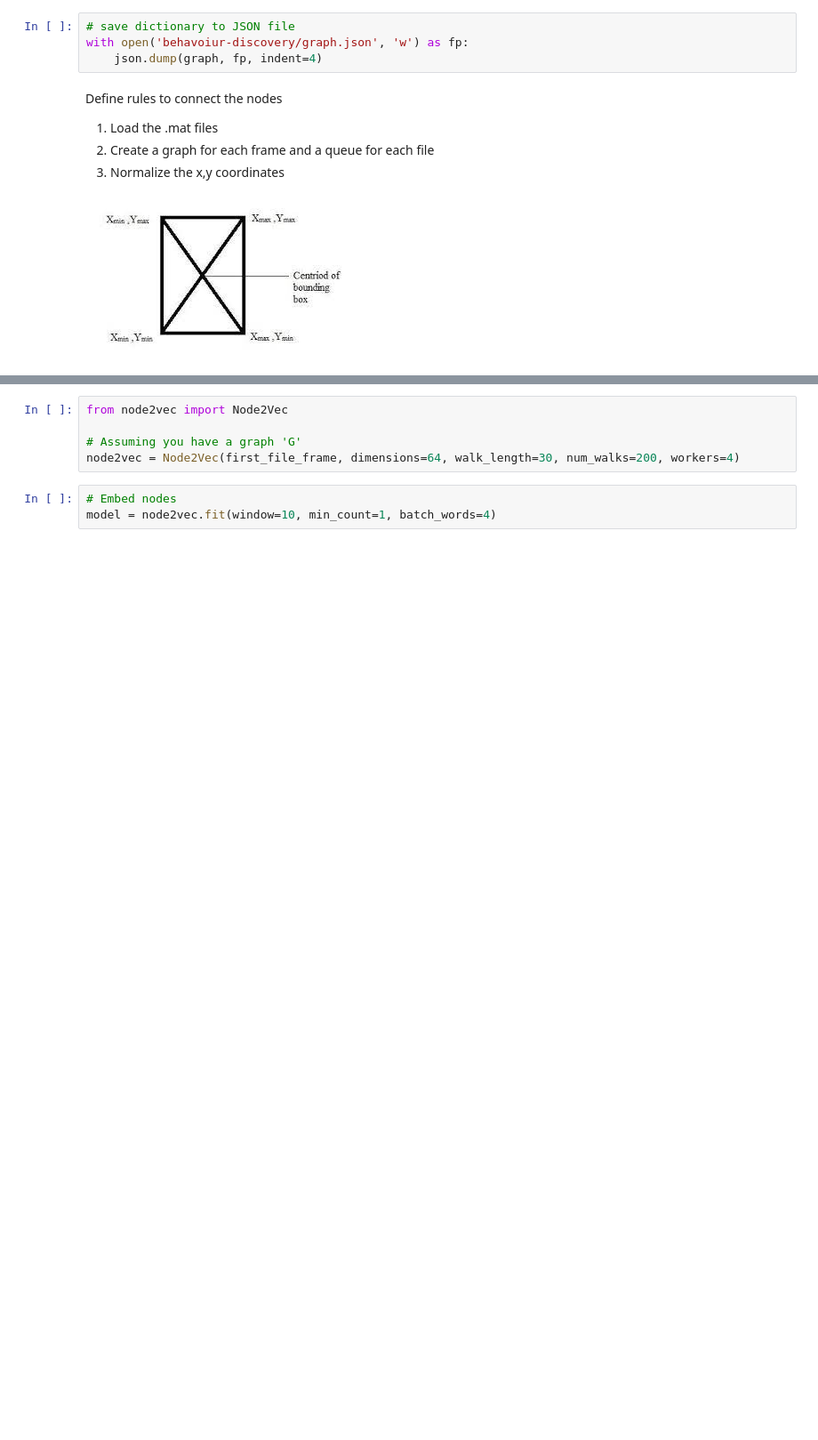
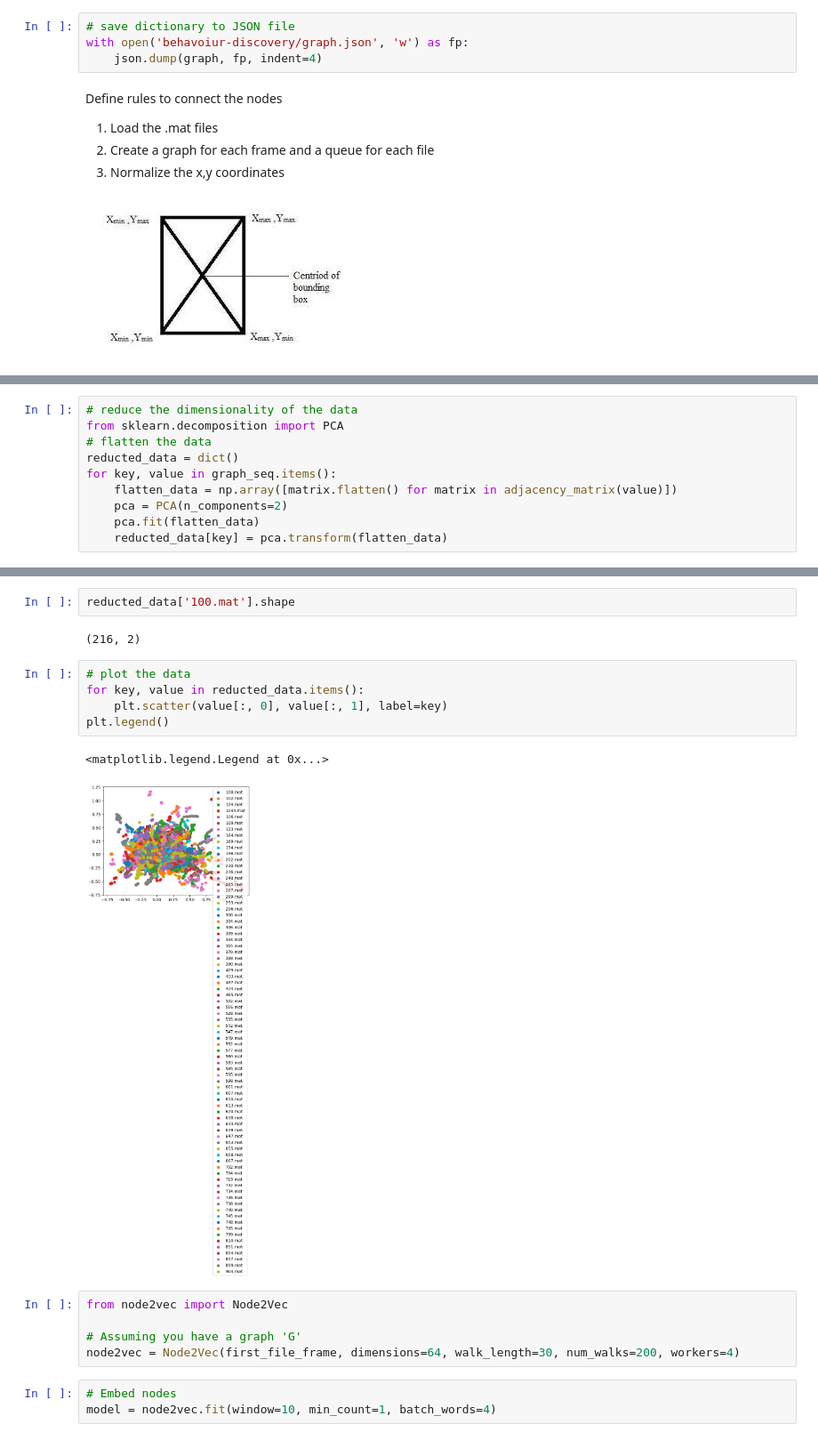
Before and after one commit to kaburia/animal-poses4population, a Jupyter notebook: graph_embeddings.ipynb, the cells around one changed output, grey strips where cells are left out. Shown at 89% size. Saved outputs shown, nothing was run; the diff lists cells and outputs as text; blank space fills up the shorter version.

```diff
--- a/graph_embeddings.ipynb
+++ b/graph_embeddings.ipynb
@@ -140,0 +153,10 @@ nx.to_dict_of_lists(first_file_frame)
+# %%
+# reduce the dimensionality of the data
+from sklearn.decomposition import PCA
+# flatten the data
+reducted_data = dict()
+for key, value in graph_seq.items():
+    flatten_data = np.array([matrix.flatten() for matrix in adjacency_matrix(value)])
+    pca = PCA(n_components=2)
+    pca.fit(flatten_data)
+    reducted_data[key] = pca.transform(flatten_data)
@@ -141,3 +181,15 @@ nx.to_dict_of_lists(first_file_frame)
+# %%
+reducted_data['100.mat'].shape
+# %% [output]
+(216, 2)
+# %%
+# plot the data
+for key, value in reducted_data.items():
+    plt.scatter(value[:, 0], value[:, 1], label=key)
+plt.legend()
+# %% [output]
+<matplotlib.legend.Legend at 0x...>
+[figure, added]
 # %%
 from node2vec import Node2Vec
 
```
Also changed, not shown: parts of 11 cells of this notebook.
